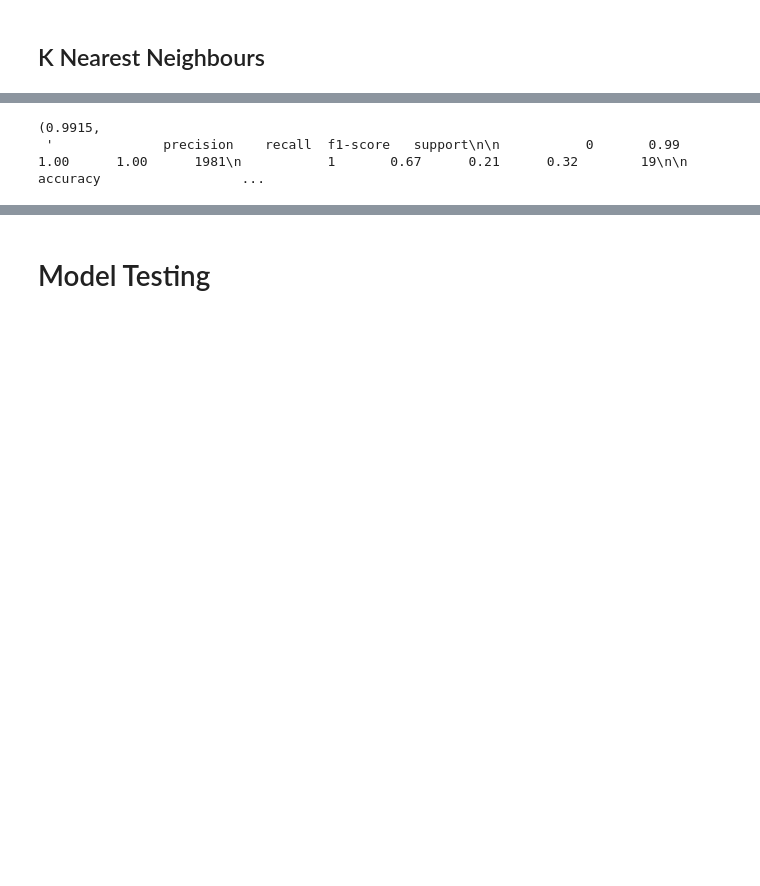
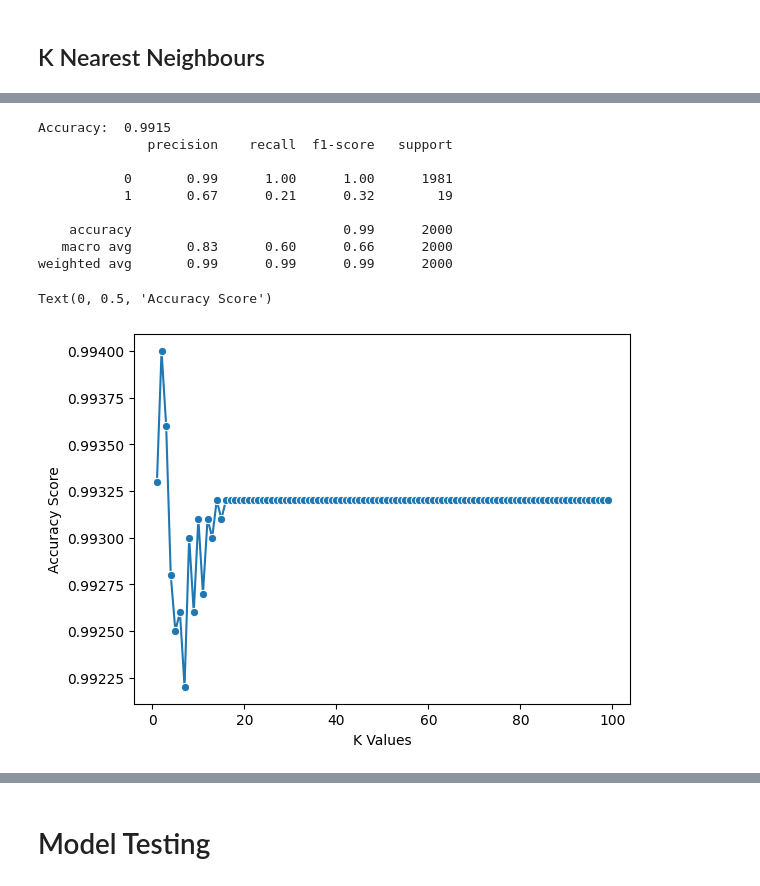
Before and after one commit to Dshah0623/Financial-Fraud-Detection, a Jupyter notebook: FinancialFraudDetection.ipynb, the cells around one changed output, grey strips where cells are left out. Saved outputs shown, nothing was run; the diff lists cells and outputs as text; code cells hidden in the pictures; blank space fills up the shorter version.

```diff
--- a/FinancialFraudDetection.ipynb
+++ b/FinancialFraudDetection.ipynb
@@ -313,26 +417,51 @@ accuracy_knn, classification_rep_knn
 # %%
 # Initialize KNN Classifier
 knn_classifier_b = KNeighborsClassifier(n_neighbors=5)
 
 # Select the features suggested by the best subset selection method
 selected_features = ['amount', 'oldbalanceOrg', 'newbalanceOrig', 'newbalanceDest']
 
 # Train the model on the selected features
 X_train_selected = X_train[selected_features]
 knn_classifier_b.fit(X_train_selected, y_train)
 
 # Predict on the testing set using the selected features
 X_test_selected = X_test[selected_features]
 y_pred_knn = knn_classifier_b.predict(X_test_selected)
 
 # Evaluate KNN Classifier
 accuracy_knn_b = accuracy_score(y_test, y_pred_knn)
 classification_rep_knn_b = classification_report(y_test, y_pred_knn)
 
-accuracy_knn_b, classification_rep_knn_b
+print("Accuracy: ", accuracy_knn_b)
+print(classification_rep_knn_b)
+
+k_values = [i for i in range (1,100)]
+scores = []
+
+scaler = StandardScaler()
+X = scaler.fit_transform(X)
+
+for k in k_values:
+    knn = KNeighborsClassifier(n_neighbors=k)
+    score = cross_val_score(knn, X, y, cv=5)
+    scores.append(np.mean(score))
+
+sns.lineplot(x = k_values, y = scores, marker = 'o')
+plt.xlabel("K Values")
+plt.ylabel("Accuracy Score")
 # %% [output]
-(0.9915,
- '              precision    recall  f1-score   support\n\n           0       0.99      1.00      1.00      1981\n           1       0.67      0.21      0.32        19\n\n    accuracy                  ...
+Accuracy:  0.9915
+              precision    recall  f1-score   support
+
+           0       0.99      1.00      1.00      1981
+           1       0.67      0.21      0.32        19
+
+    accuracy                           0.99      2000
+   macro avg       0.83      0.60      0.66      2000
+weighted avg       0.99      0.99      0.99      2000
+Text(0, 0.5, 'Accuracy Score')
+[figure, added]
 # %%
 # Initialize KNN Classifier
 knn_classifier_fb = KNeighborsClassifier(n_neighbors=5)
```
Also changed, not shown: parts of 12 cells of this notebook.
